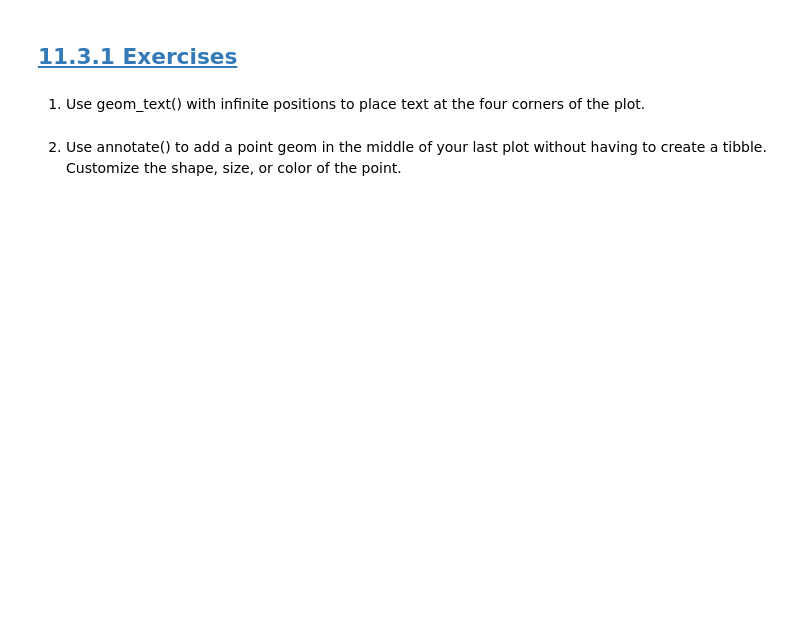
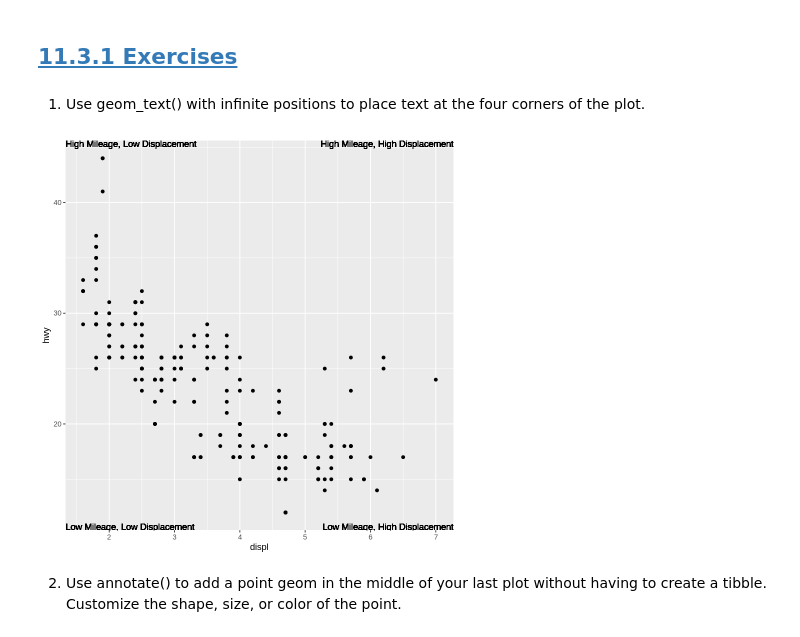
Before and after one commit to Brandy-Corwin/R-for-DS-exercises, a Jupyter notebook: Week_5_Assignments.ipynb, the cells around one changed output. Cells and saved outputs as stored; diff of their text form; code cells hidden in the pictures; blank space fills up the shorter version.

```diff
--- a/Week_5_Assignments.ipynb
+++ b/Week_5_Assignments.ipynb
@@ -468,5 +498,39 @@ nycflights13::flights |>
 ## [11.3.1 Exercises](https://r4ds.hadley.nz/communication#exercises-1)
 # %% [markdown]
 1. Use geom_text() with infinite positions to place text at the four corners of the plot.
+# %%
+plot <- ggplot(mpg, aes(x = displ, y = hwy)) +
+  geom_point() +
+  geom_text(
+    label = "High Mileage, Low Displacement",
+    x = -Inf,
+    y = Inf,
+    hjust = 0,
+    vjust = 1
+  ) +
+  geom_text(
+    label = "High Mileage, High Displacement",
+    x = Inf,
+    y = Inf,
+    hjust = 1,
+    vjust = 1
+  ) +
+  geom_text(
+    label = "Low Mileage, Low Displacement",
+    x = -Inf,
+    y = -Inf,
+    hjust = 0,
+    vjust = 0
+  ) +
+  geom_text(
+    label = "Low Mileage, High Displacement",
+    x = Inf,
+    y = -Inf,
+    hjust = 1,
+    vjust = 0
+  )
+plot
+# %% [output]
+[figure, added]
 # %% [markdown]
 2. Use annotate() to add a point geom in the middle of your last plot without having to create a tibble. Customize the shape, size, or color of the point.
```
Also changed, not shown: parts of 10 cells of this notebook.
